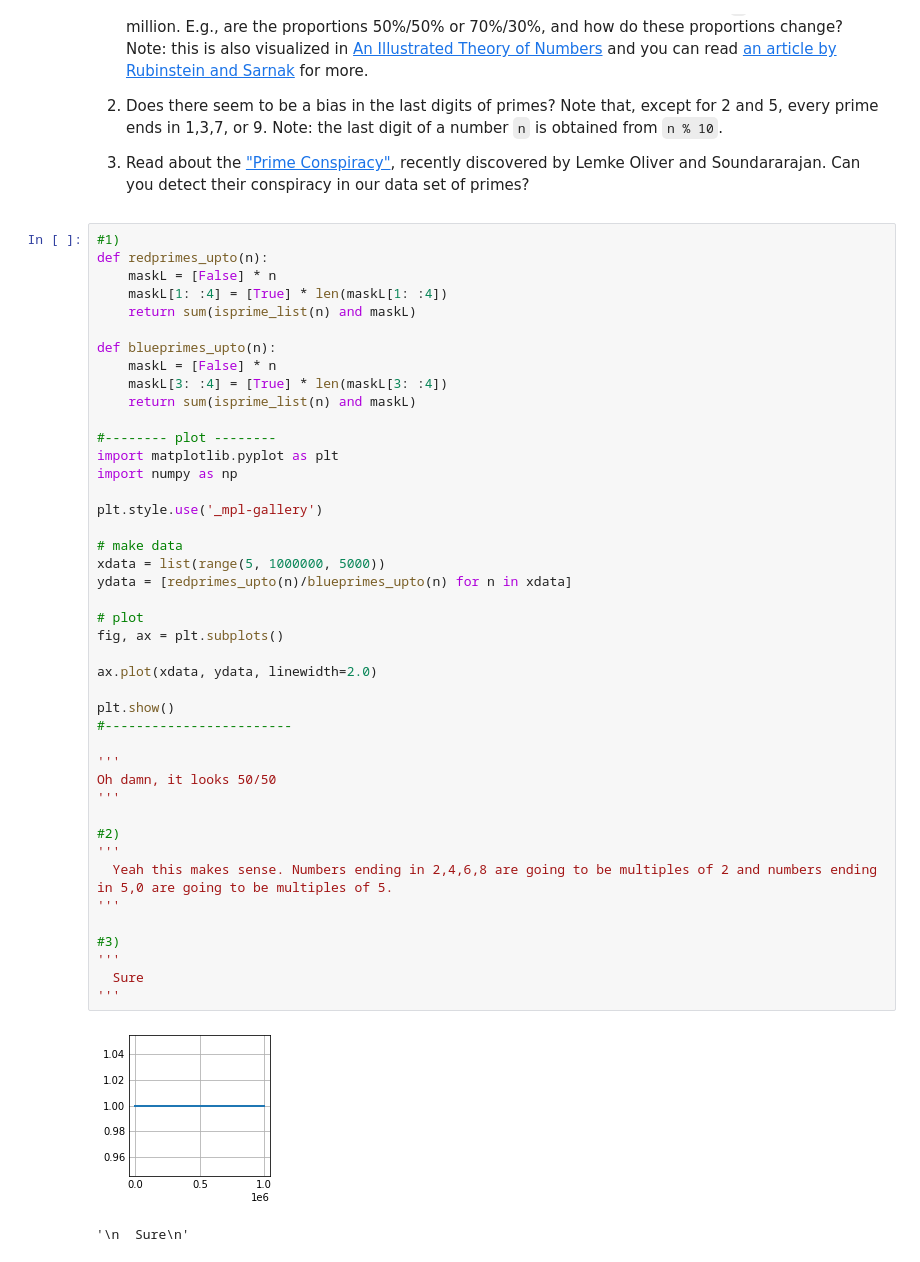
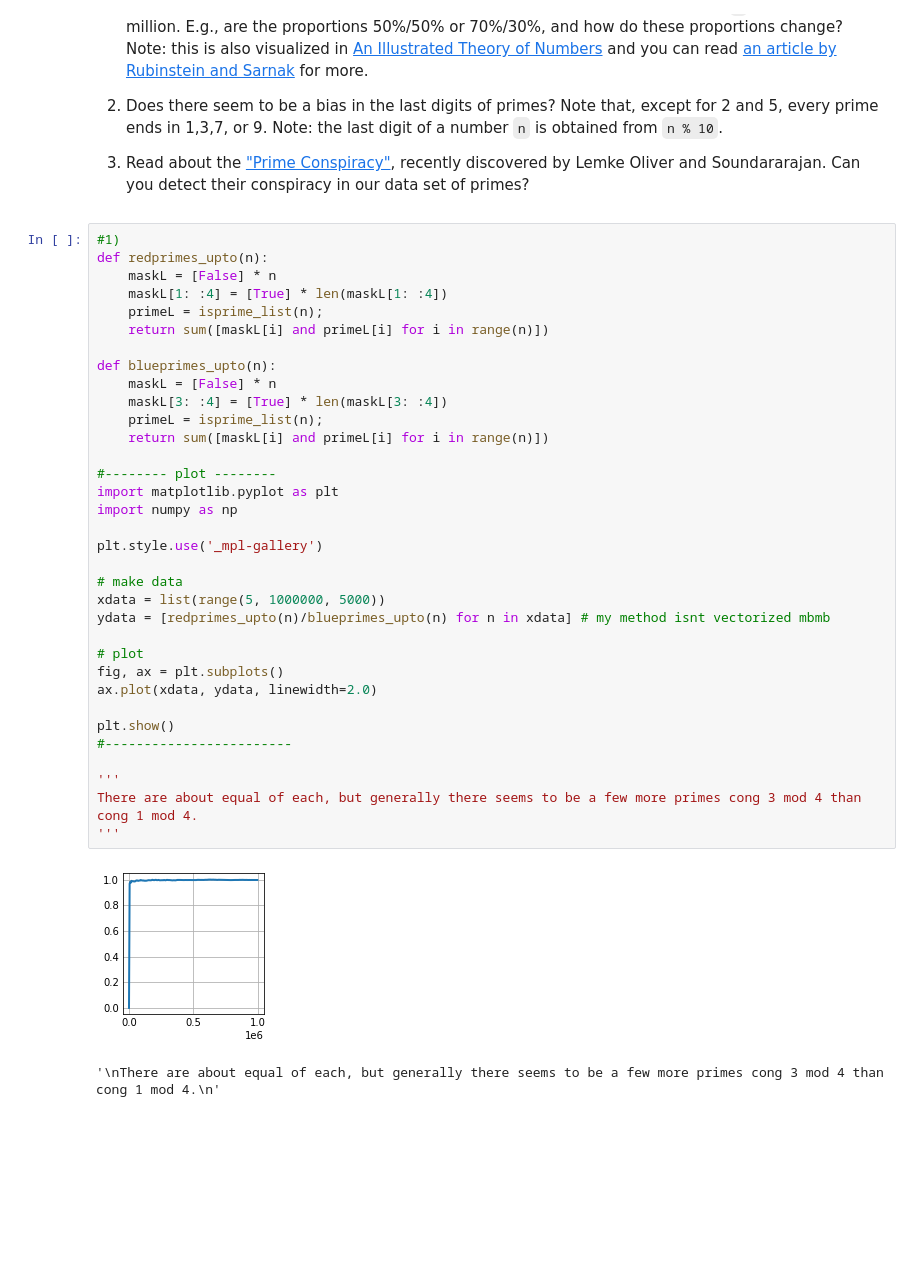
Before and after one commit to sefsnf/Math152, a Jupyter notebook: P4M_Notebook_3.ipynb, the cells around one changed output. Drawn from its saved outputs; the diff is of its cells as text; blank space fills up the shorter version.

```diff
--- a/P4M_Notebook_3.ipynb
+++ b/P4M_Notebook_3.ipynb
@@ -891,46 +895,37 @@ Observe that gaps of 2 (twin primes) are pretty frequent.  There are over 8000 o
 # %%
 #1)
 def redprimes_upto(n):
     maskL = [False] * n
     maskL[1: :4] = [True] * len(maskL[1: :4])
-    return sum(isprime_list(n) and maskL)
+    primeL = isprime_list(n);
+    return sum([maskL[i] and primeL[i] for i in range(n)])
 
 def blueprimes_upto(n):
     maskL = [False] * n
     maskL[3: :4] = [True] * len(maskL[3: :4])
-    return sum(isprime_list(n) and maskL)
+    primeL = isprime_list(n);
+    return sum([maskL[i] and primeL[i] for i in range(n)])
 
 #-------- plot --------
 import matplotlib.pyplot as plt
 import numpy as np
 
 plt.style.use('_mpl-gallery')
 
 # make data
 xdata = list(range(5, 1000000, 5000))
-ydata = [redprimes_upto(n)/blueprimes_upto(n) for n in xdata]
+ydata = [redprimes_upto(n)/blueprimes_upto(n) for n in xdata] # my method isnt vectorized mbmb
 
 # plot
 fig, ax = plt.subplots()
-
 ax.plot(xdata, ydata, linewidth=2.0)
 
 plt.show()
 #------------------------
 
 '''
-Oh damn, it looks 50/50
+There are about equal of each, but generally there seems to be a few more primes cong 3 mod 4 than cong 1 mod 4.
 '''
-
-#2)
-'''
-  Yeah this makes sense. Numbers ending in 2,4,6,8 are going to be multiples of 2 and numbers ending in 5,0 are going to be multiples of 5.
-'''
-
-#3)
-'''
-  Sure
-'''
 # %% [output]
-[figure, old version]
+[figure, new version]
-'\n  Sure\n'
+'\nThere are about equal of each, but generally there seems to be a few more primes cong 3 mod 4 than cong 1 mod 4.\n'
```
Also changed, not shown: parts of 2 cells of this notebook.
